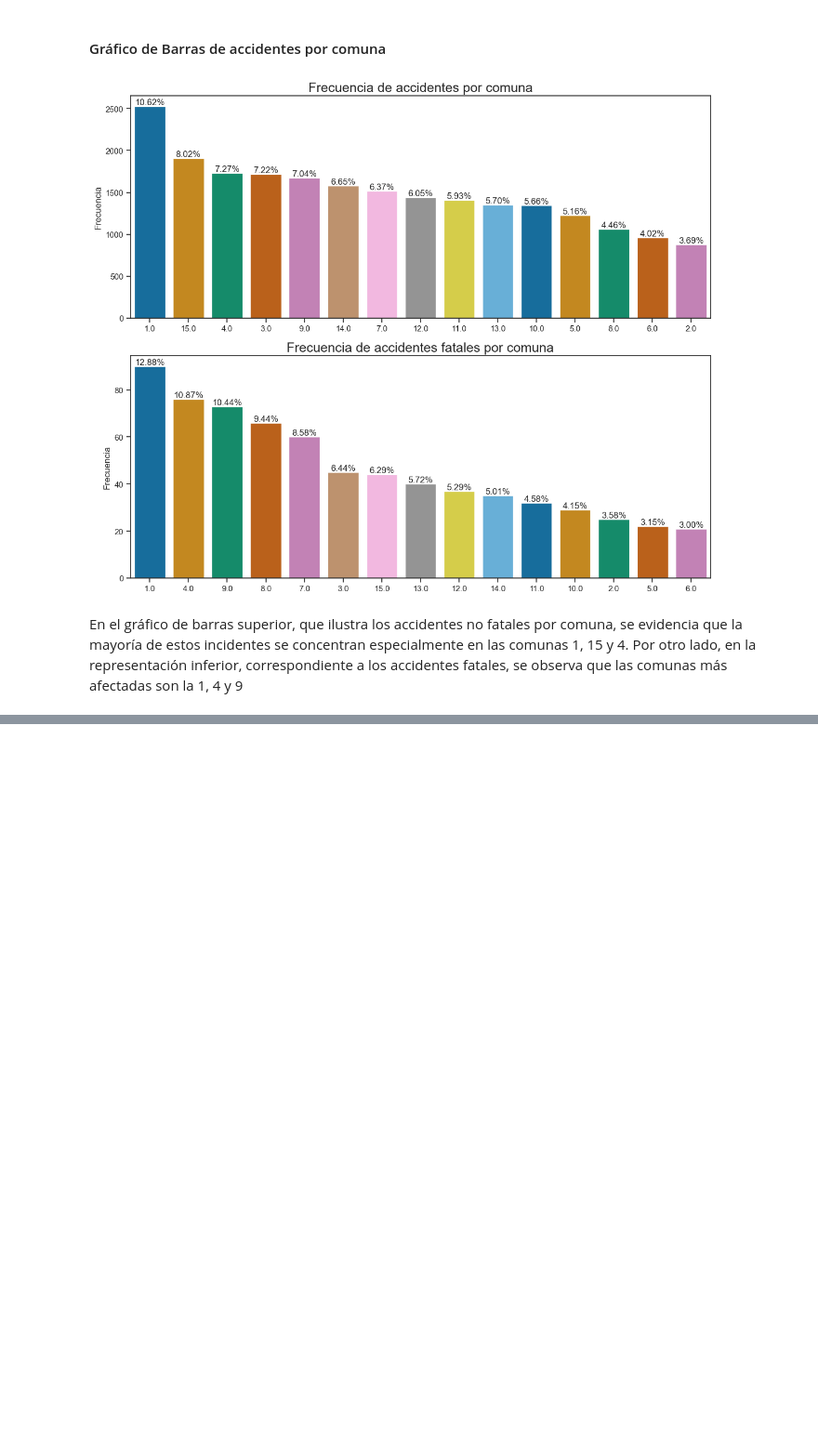
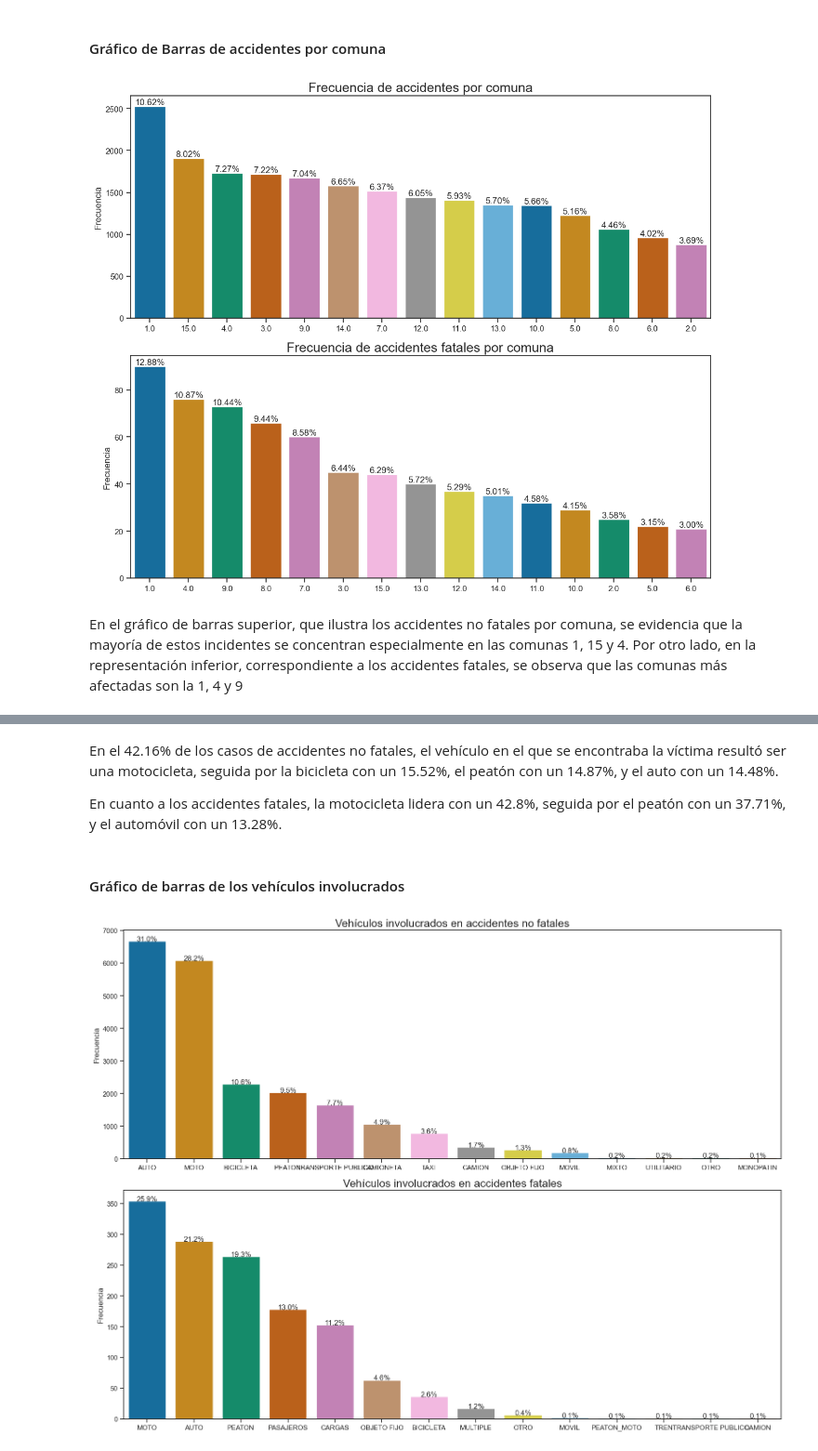
Before and after one commit to Gerardgfc/Proyecto_Integrador_2, a Jupyter notebook: Notebooks/04_EDA.ipynb, the cells around one changed output, grey strips where cells are left out. Shown at 93% size. Drawn from its saved outputs; the diff is of its cells as text; code cells hidden in the pictures; blank space fills up the shorter version.

```diff
--- a/Notebooks/04_EDA.ipynb
+++ b/Notebooks/04_EDA.ipynb
@@ -508,0 +553,58 @@ En el gráfico de barras superior, que ilustra los accidentes no fatales por com
+# %% [markdown]
+En el 42.16% de los casos de accidentes no fatales, el vehículo en el que se encontraba la víctima resultó ser una motocicleta, seguida por la bicicleta con un 15.52%, el peatón con un 14.87%, y el auto con un 14.48%.
+
+En cuanto a los accidentes fatales, la motocicleta lidera con un 42.8%, seguida por el peatón con un 37.71%, y el automóvil con un 13.28%.
+# %% [markdown]
+#### Gráfico de barras de los vehículos involucrados
+# %%
+# Filtrar gravedades distintas de 'fatal' y 'fatal'
+gravedad_no_fatal = hechos[hechos['gravedad'] != 'FATAL']
+gravedad_fatal = hechos[hechos['gravedad'] == 'FATAL']
+
+# Combina las dos columnas en una sola serie y elimina los valores nulos
+vehiculos_no_fatal = pd.concat([gravedad_no_fatal['victima'], gravedad_no_fatal['acusado']]).dropna()
+vehiculos_fatal = pd.concat([gravedad_fatal['victima'], gravedad_fatal['acusado']]).dropna()
+
+# Configuración del estilo de Seaborn
+sns.set(style="ticks")
+
+# Crear subgráficos
+fig, axes = plt.subplots(nrows=2, ncols=1, figsize=(16, 12))
+
+# Subgráfico 1: Gravedades distintas de 'FATAL'
+order_no_fatal = vehiculos_no_fatal.value_counts().index
+sns.countplot(x=vehiculos_no_fatal, ax=axes[0], order=order_no_fatal,palette='colorblind')
+axes[0].set_title('Vehículos involucrados en accidentes no fatales',fontsize=18)
+axes[0].set_xlabel('')
+axes[0].set_ylabel('Frecuencia')
+
+# Agregar etiquetas de porcentaje en cada barra (Subgráfico 1)
+total_no_fatal = len(vehiculos_no_fatal.dropna())
+for p in axes[0].patches:
+    percentage = '{:.1f}%'.format((p.get_height() / total_no_fatal) * 100)
+    x = p.get_x() + p.get_width() / 2
+    y = p.get_height() + 0.1  # Ajuste para subir la etiqueta
+    axes[0].annotate(percentage, (x, y), ha='center')
+
+# Subgráfico 2: Gravedad 'FATAL'
+order_fatal = vehiculos_fatal.value_counts().index
+sns.countplot(x=vehiculos_fatal, ax=axes[1], order=order_fatal,palette='colorblind')
+axes[1].set_title('Vehículos involucrados en accidentes fatales',fontsize=18)
+axes[1].set_xlabel('')
+axes[1].set_ylabel('Frecuencia')
+
+# Agregar etiquetas de porcentaje en cada barra (Subgráfico 2)
+total_fatal = len(vehiculos_fatal)
+for p in axes[1].patches:
+    percentage = '{:.1f}%'.format((p.get_height() / total_fatal) * 100)
+    x = p.get_x() + p.get_width() / 2
+    y = p.get_height() + 0.1  # Ajuste para subir la etiqueta
+    axes[1].annotate(percentage, (x, y), ha='center')
+
+# Ajustar el diseño para evitar solapamientos
+plt.tight_layout()
+
+# Mostrar los subgráficos
+plt.show()
+# %% [output]
+[figure, added]
```
Also changed, not shown: parts of 3 cells of this notebook, 1 other file.
